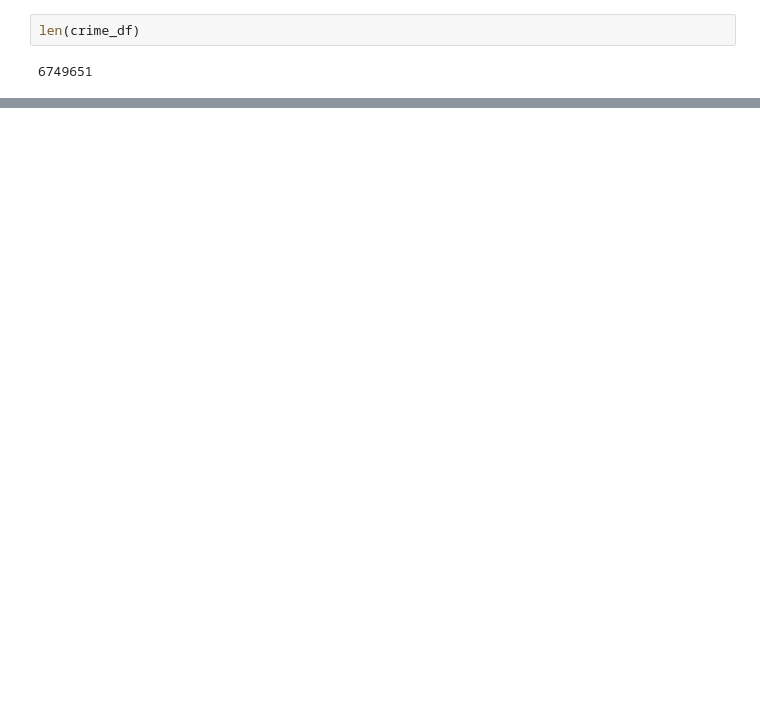
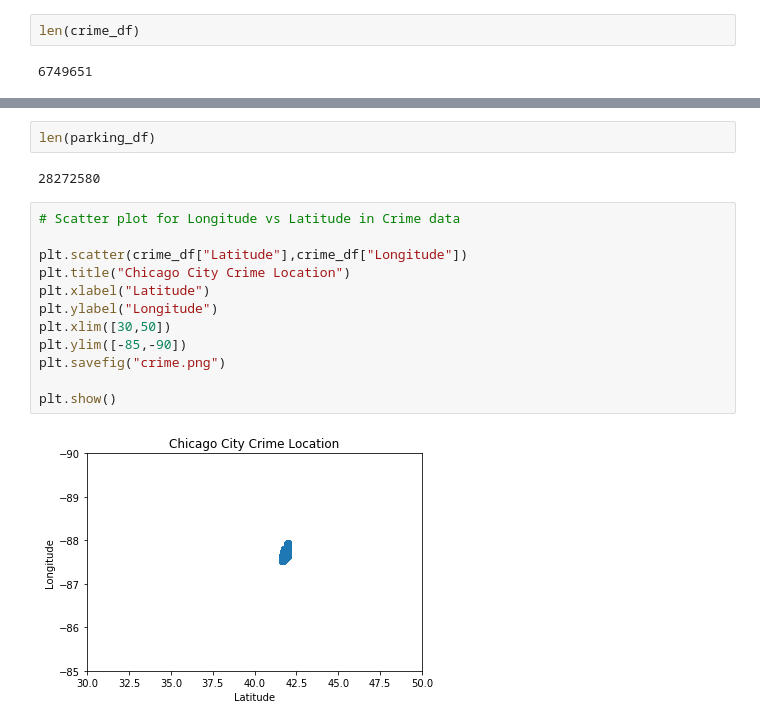
Before and after one commit to UCB-INFO-PYTHON/W200Fall18_GroupProject_Jon-Thanh-Eddie, a Jupyter notebook: crime_data.ipynb, the cells around one changed output, grey strips where cells are left out. Saved outputs shown, nothing was run; the diff lists cells and outputs as text; blank space fills up the shorter version.

```diff
--- a/crime_data.ipynb
+++ b/crime_data.ipynb
@@ -41,0 +70,18 @@ len(crime_df)
+# %%
+len(parking_df)
+# %% [output]
+28272580
+# %%
+# Scatter plot for Longitude vs Latitude in Crime data
+
+plt.scatter(crime_df["Latitude"],crime_df["Longitude"])
+plt.title("Chicago City Crime Location")
+plt.xlabel("Latitude")
+plt.ylabel("Longitude")
+plt.xlim([30,50])
+plt.ylim([-85,-90])
+plt.savefig("crime.png")
+
+plt.show()
+# %% [output]
+[figure, added]
```
Also changed, not shown: parts of 7 cells of this notebook.
